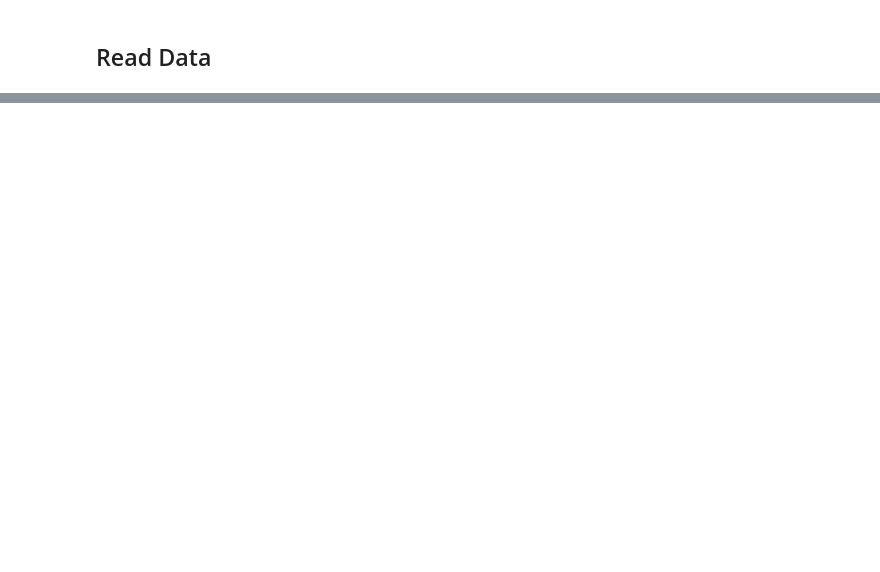
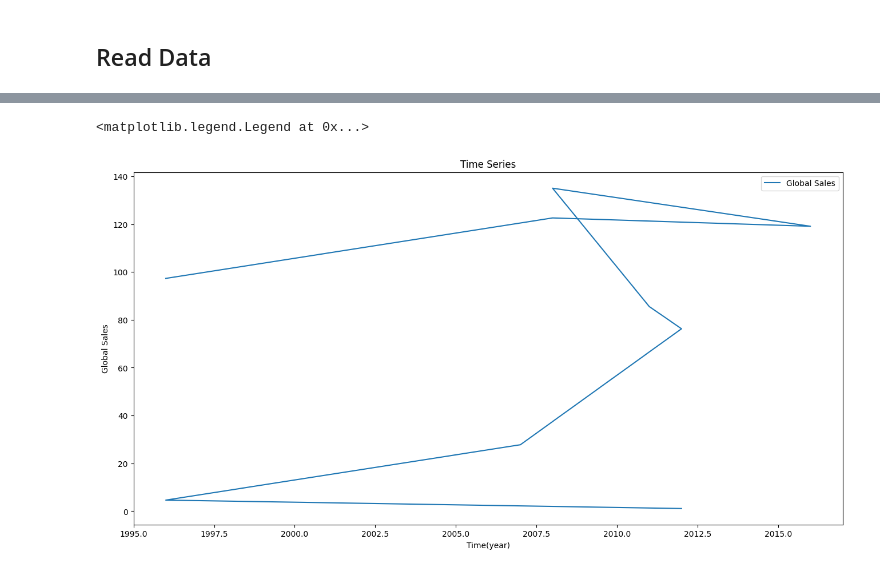
Before and after one commit to GhiathAjam/Analysis-of-Video-Games-Sales, a Jupyter notebook: Analysis/PredictiveQuestions/Q2.ipynb, the cells around one changed output, grey strips where cells are left out. Cells and saved outputs as stored; diff of their text form; code cells hidden in the pictures; blank space fills up the shorter version.

```diff
--- a/Analysis/PredictiveQuestions/Q2.ipynb
+++ b/Analysis/PredictiveQuestions/Q2.ipynb
@@ -220,0 +26,8 @@ R2 score = 0.04
+# %%
+# read the data
+df_train=read_data(kind='all')
+df_val = read_data(kind='val')
+selected_cols=[ 'Genre', 'Year_of_Release',  'Global_Sales']
+df_train = df_train[selected_cols]
+df_val = df_val[selected_cols]
+df_train.head()
@@ -220,0 +41,9 @@ R2 score = 0.04
+# %%
+df_train_all_genre=[] #list of dataframes for each genre
+df_val_all_genre=[]
+
+genres = df_train['Genre'].unique()
+for i, genre in  enumerate(genres):
+    print(i, genre)
+    df_train_all_genre.append( df_train[df_train['Genre'] ==genre])
+    df_val_all_genre.append( df_val[df_val['Genre'] ==genre])
@@ -220,0 +87,10 @@ R2 score = 0.04
+# %%
+plt.figure(figsize=(16,8))
+plt.plot(  df_train_all_genre[8] ['Year_of_Release'] ,df_train_all_genre[8] ['Global_Sales'], label='Global Sales')
+plt.title('Time Series')
+plt.xlabel("Time(year)")
+plt.ylabel("Global Sales")
+plt.legend(loc='best')
+# %% [output]
+<matplotlib.legend.Legend at 0x...>
+[figure, added]
```
Also changed, not shown: parts of 44 cells of this notebook.
